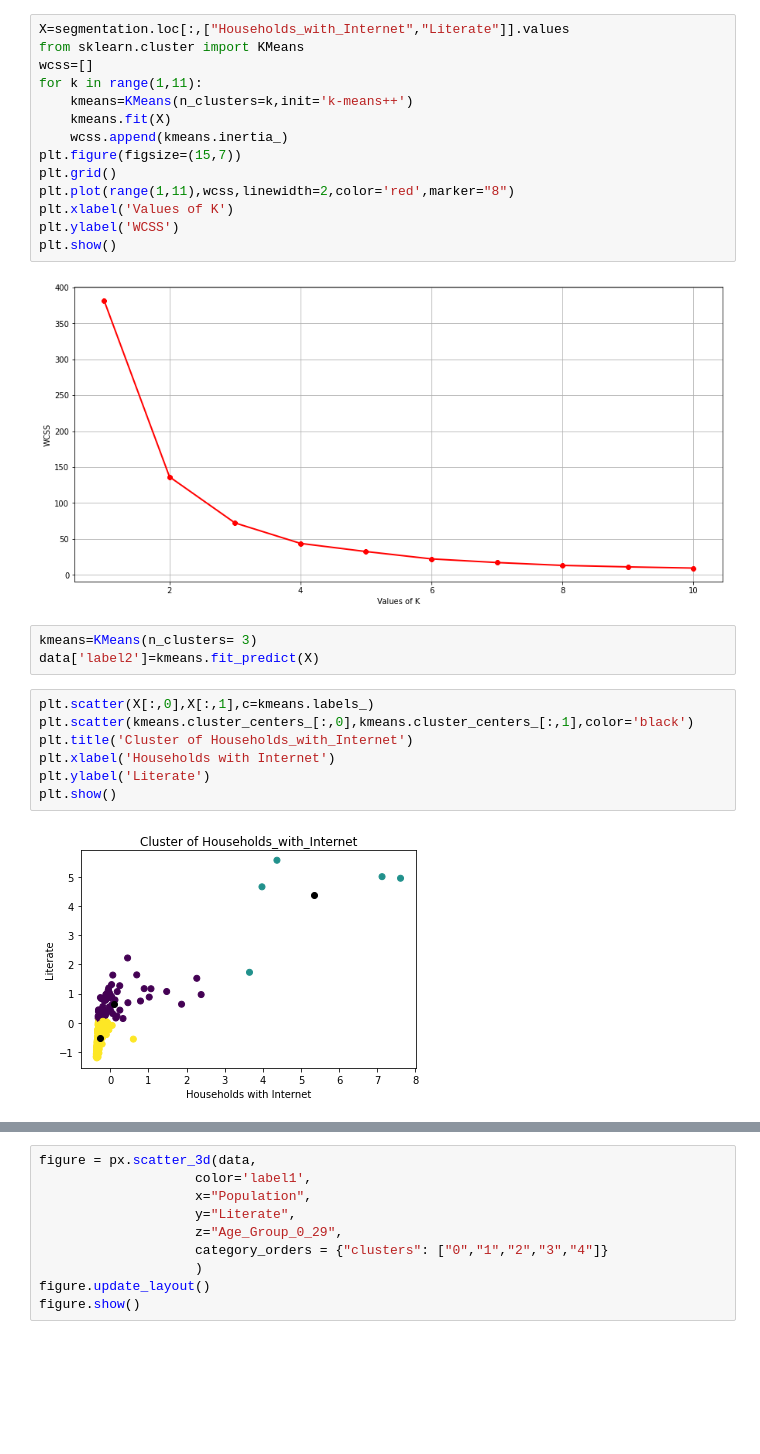
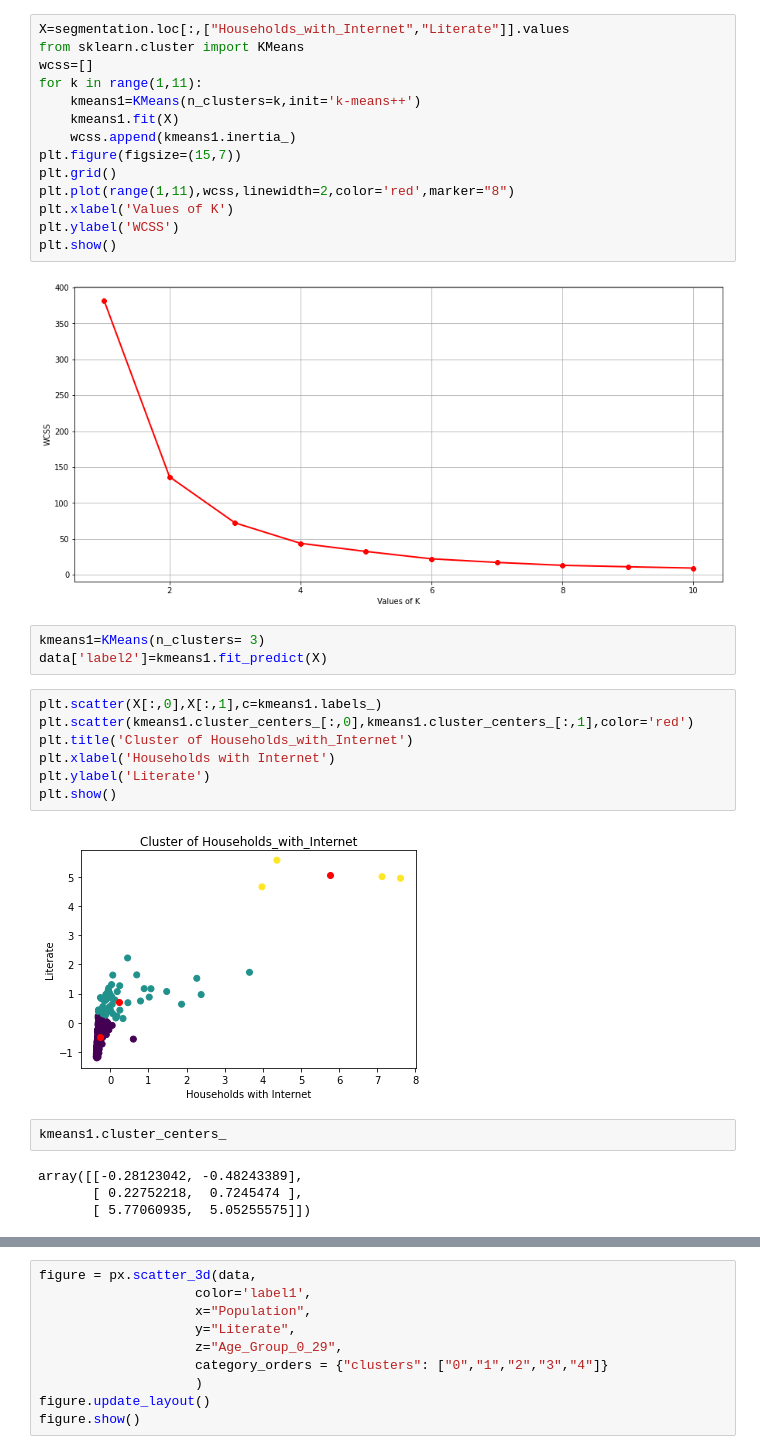
Before and after one commit to TheMonarch00/Ed-Tech-Market-Segmentation, a Jupyter notebook: MarketSegmentation.ipynb, the cells around one changed output, grey strips where cells are left out. Saved outputs shown, nothing was run; the diff lists cells and outputs as text; blank space fills up the shorter version.

```diff
--- a/MarketSegmentation.ipynb
+++ b/MarketSegmentation.ipynb
@@ -333,9 +338,9 @@ X=segmentation.loc[:,["Households_with_Internet","Literate"]].values
 from sklearn.cluster import KMeans
 wcss=[]
 for k in range(1,11):
-    kmeans=KMeans(n_clusters=k,init='k-means++')
-    kmeans.fit(X)
-    wcss.append(kmeans.inertia_)
+    kmeans1=KMeans(n_clusters=k,init='k-means++')
+    kmeans1.fit(X)
+    wcss.append(kmeans1.inertia_)
 plt.figure(figsize=(15,7))
 plt.grid()
 plt.plot(range(1,11),wcss,linewidth=2,color='red',marker="8")
@@ -345,17 +350,23 @@ plt.show()
 # %% [output]
 [figure]
 # %%
-kmeans=KMeans(n_clusters= 3)
-data['label2']=kmeans.fit_predict(X)
+kmeans1=KMeans(n_clusters= 3)
+data['label2']=kmeans1.fit_predict(X)
 # %%
-plt.scatter(X[:,0],X[:,1],c=kmeans.labels_)
-plt.scatter(kmeans.cluster_centers_[:,0],kmeans.cluster_centers_[:,1],color='black')
+plt.scatter(X[:,0],X[:,1],c=kmeans1.labels_)
+plt.scatter(kmeans1.cluster_centers_[:,0],kmeans1.cluster_centers_[:,1],color='red')
 plt.title('Cluster of Households_with_Internet')
 plt.xlabel('Households with Internet')
 plt.ylabel('Literate')
 plt.show()
 # %% [output]
-[figure, old version]
+[figure, new version]
+# %%
+kmeans1.cluster_centers_
+# %% [output]
+array([[-0.28123042, -0.48243389],
+       [ 0.22752218,  0.7245474 ],
+       [ 5.77060935,  5.05255575]])
 # %%
 X=segmentation.loc[:,["Urban_Households","Households_with_Computer"]].values
 from sklearn.cluster import KMeans
```
Also changed, not shown: parts of 12 cells of this notebook.
